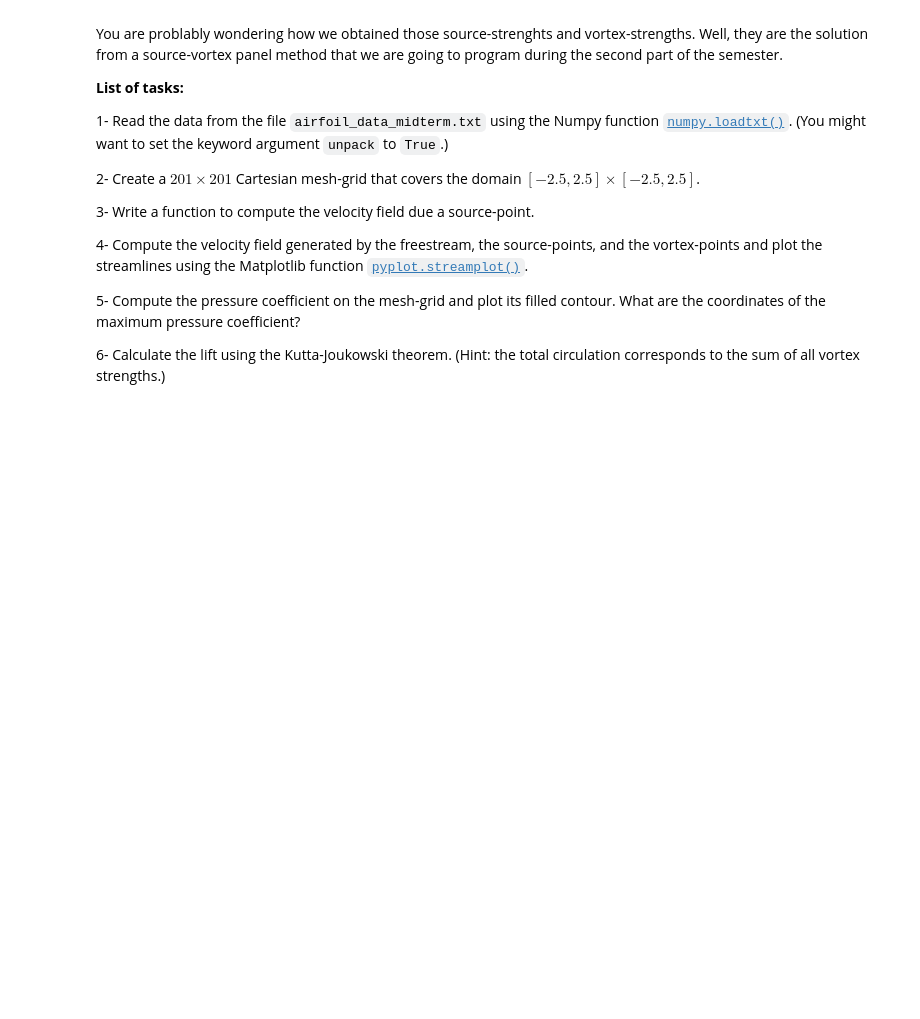
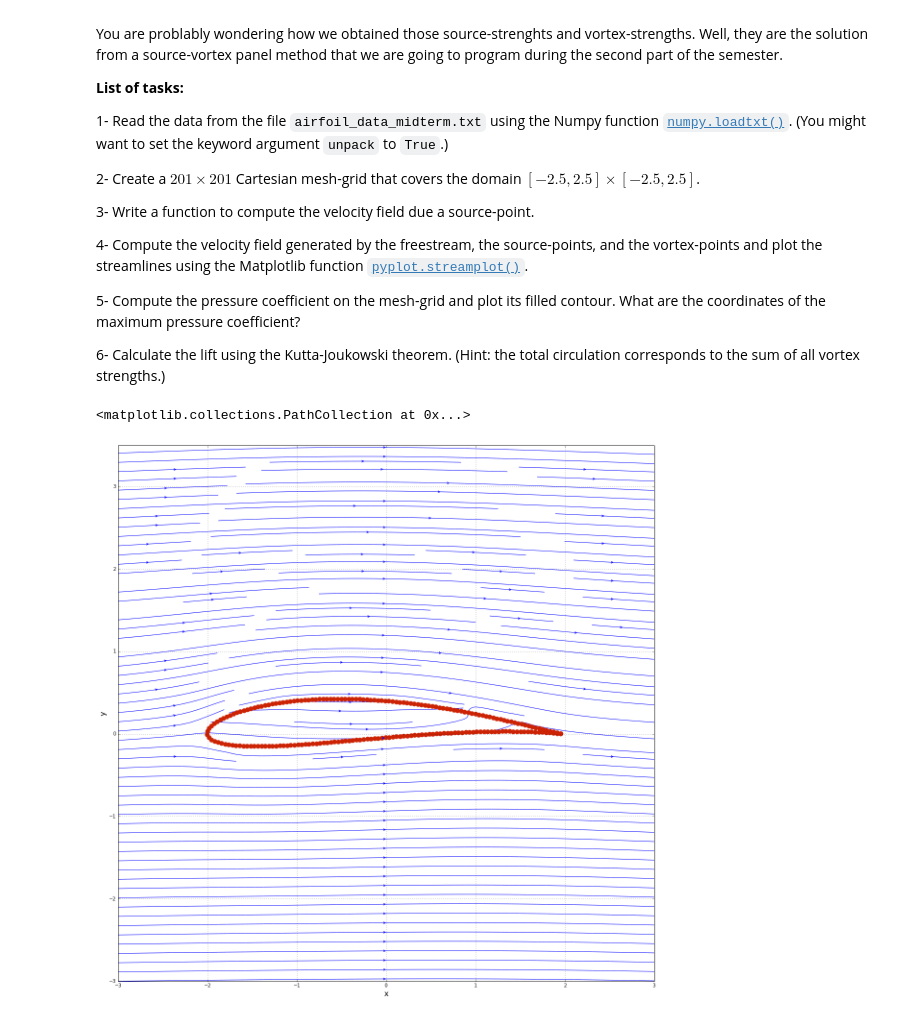
Before and after one commit to pengbiaozhang/mae6226-work, a Jupyter notebook: midterm/midterm.ipynb, the cells around one changed output. Drawn from its saved outputs; the diff is of its cells as text; code cells hidden in the pictures; blank space fills up the shorter version.

Commit message:
pengbiaozhang midterm

```diff
--- a/midterm/midterm.ipynb
+++ b/midterm/midterm.ipynb
@@ -454,0 +509,12 @@ The drag is defined as the force felt by the body in the direction of the freest
+# %%
+# Use this cell to provide the code.
+ro=1
+L=-ro* u_inf* gamma
+print(L)
+
+l= 0
+d= 0
+for i in range(0 , len(cp[:,0]) - 1):
+        l = l + (z[i,0].real - z[i+1,0].real) * (cp[i,0] + cp[i+1,0])/2
+        d = d + (z[i,0].imag - z[i+1,0].imag) * (cp[i,0] + cp[i+1,0])/2
+l, d
@@ -491,0 +557,59 @@ Well, they are the solution from a source-vortex panel method that we are going
+# %%
+# Write your function in this cell.
+N = 51
+x_start, x_end = -3.0, 3.0
+y_start, y_end = -3.0, 3.5
+x = numpy.linspace(x_start, x_end, N)
+y = numpy.linspace(y_start, y_end, N)
+X, Y = numpy.meshgrid(x, y)
+
+u_inf = 1.0
+u_freestream = u_inf * numpy.ones((N, N), dtype=float)
+v_freestream = numpy.zeros((N, N), dtype=float)
+
+psi_freestream = u_inf * Y
+
+def get_velocity_source(strength, xs, ys, X, Y):
+    u = strength/(2*numpy.pi)*(X-xs)/((X-xs)**2+(Y-ys)**2)
+    v = strength/(2*numpy.pi)*(Y-ys)/((X-xs)**2+(Y-ys)**2)
+
+
+    return u, v
+
+def get_stream_function_source(strength, xs, ys, X, Y):
+    psi = strength/(2*numpy.pi)*numpy.arctan2((Y-ys), (X-xs))
+
+    return psi
+
+x_co=numpy.loadtxt('./airfoil_data_midterm.txt')[:,0]
+y_co=numpy.loadtxt('./airfoil_data_midterm.txt')[:,1]
+strength_source=numpy.loadtxt('./airfoil_data_midterm.txt')[:,2]
+strength_vortex=numpy.loadtxt('./airfoil_data_midterm.txt')[:,3]
+
+u_all,v_all,psi_all=0,0,0
+for i in range(0,len(x_co)):
+    u_source, v_source= get_velocity_source(strength_source[i], x_co[i], y_co[i], X, Y)
+    u_vortex, v_vortex = get_velocity_vortex(strength_vortex[i], x_co[i], y_co[i], X, Y)
+    u_all=u_all+u_source+u_vortex
+    v_all=v_all+v_source+v_vortex
+
+    psi_source= get_stream_function_source(strength_source[i], x_co[i], y_co[i], X, Y)
+    psi_vortex= get_stream_function_vortex(strength_vortex[i], x_co[i], y_co[i], X, Y)
+    psi_all=psi_all+psi_source+psi_vortex
+
+u = u_freestream + u_all
+v = v_freestream + v_all
+psi = psi_freestream + psi_all
+
+size=20
+pyplot.figure(figsize=(size,size))
+pyplot.grid(True)
+pyplot.xlabel('x',fontsize=16)
+pyplot.ylabel('y',fontsize=16)
+pyplot.xlim(x_start,x_end)
+pyplot.ylim(y_start,y_end)
+pyplot.streamplot(X,Y,u,v,density=2,linewidth=1,arrowsize=1,arrowstyle='->')
+pyplot.scatter(x_co,y_co,color='#CD2305',s=80,marker='o')
+# %% [output]
+<matplotlib.collections.PathCollection at 0x...>
+[figure, added]
```
Also changed, not shown: parts of 14 cells of this notebook.
